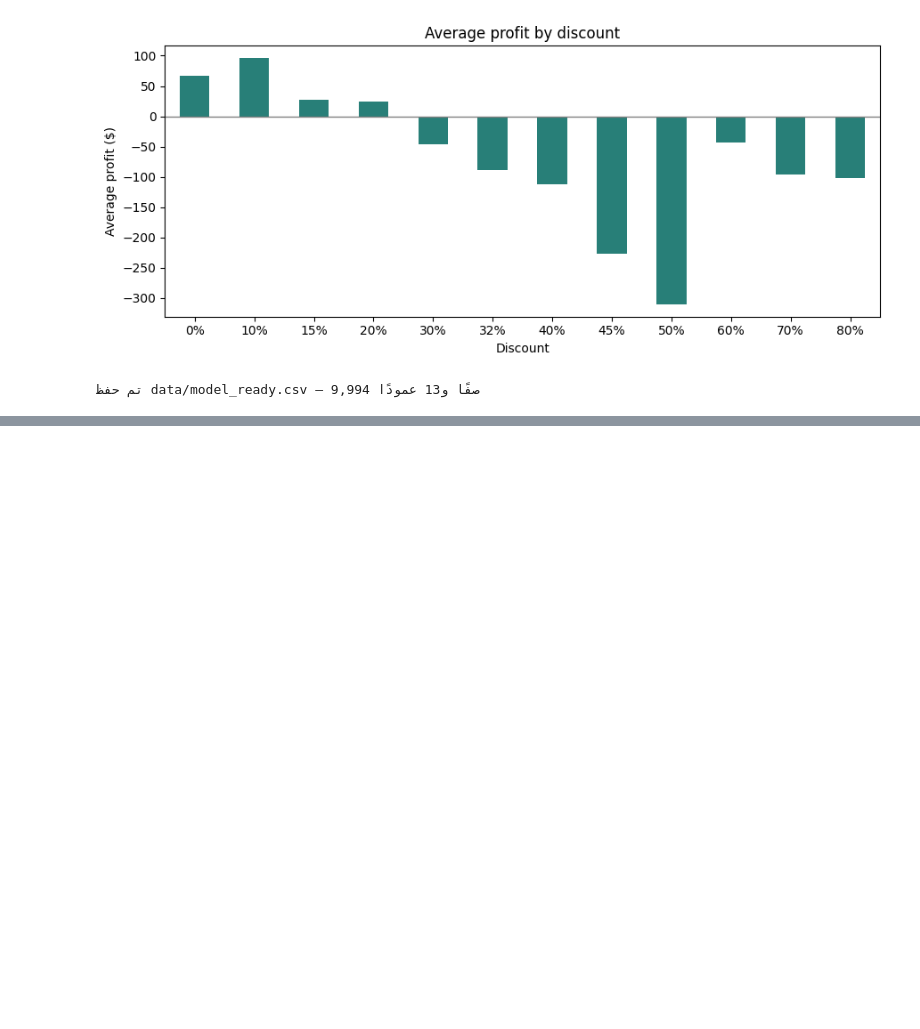
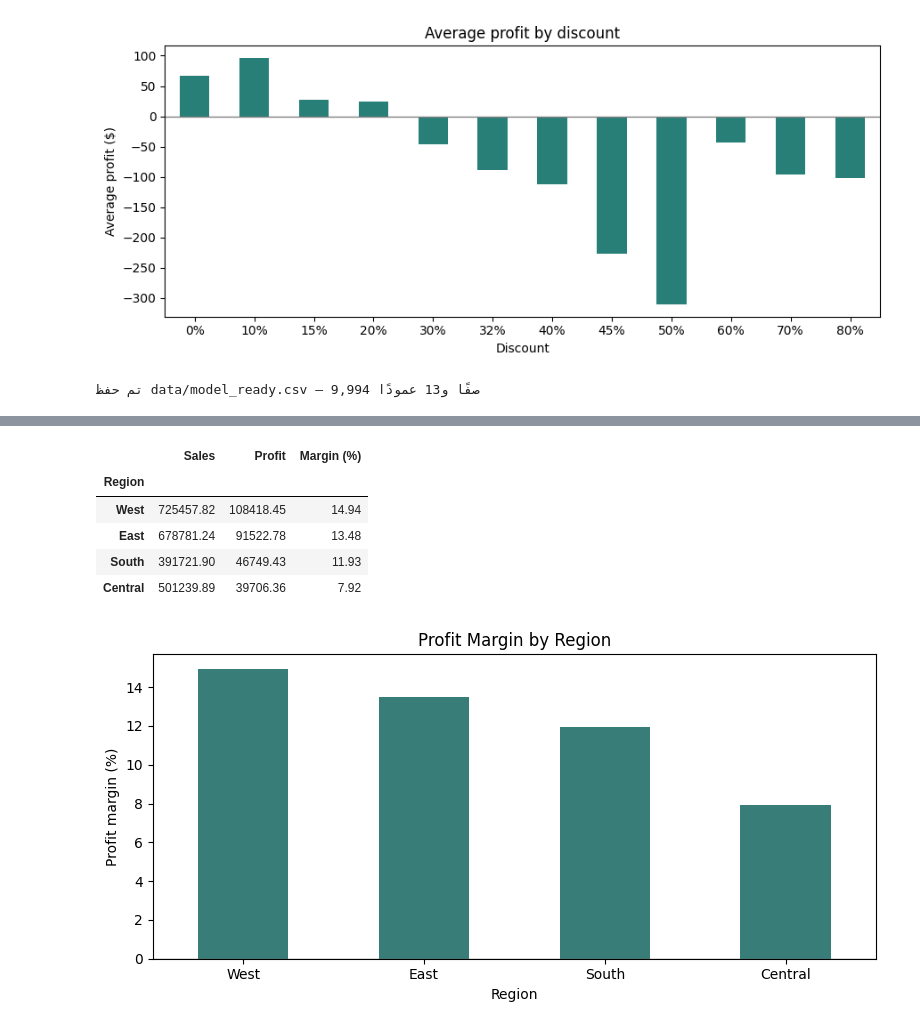
Before and after one commit to amadawi79-commits/superstore-profit-analysis, a Jupyter notebook: notebook.ipynb, the cells around one changed output, grey strips where cells are left out. Drawn from its saved outputs; the diff is of its cells as text; code cells hidden in the pictures; blank space fills up the shorter version.

```diff
--- a/notebook.ipynb
+++ b/notebook.ipynb
@@ -554,0 +660,26 @@ print(f"تم حفظ data/model_ready.csv — {len(model_ready):,} صفًا و{mo
+# %%
+region_summary = clean_df.groupby("Region")[["Sales", "Profit"]].sum()
+region_summary["Margin (%)"] = (
+    100 * region_summary["Profit"] / region_summary["Sales"]
+)
+region_summary = region_summary.sort_values("Margin (%)", ascending=False)
+
+display(region_summary.round(2))
+
+ax = region_summary["Margin (%)"].plot(
+    kind="bar", color="#397d78", figsize=(8, 4), rot=0
+)
+ax.axhline(0, color="gray", linewidth=1)
+ax.set_title("Profit Margin by Region")
+ax.set_xlabel("Region")
+ax.set_ylabel("Profit margin (%)")
+plt.tight_layout()
+plt.show()
+# %% [output]
+|  | Sales | Profit | Margin (%) |
+| Region |  |  |  |
+| West | 725457.82 | 108418.45 | 14.94 |
+| East | 678781.24 | 91522.78 | 13.48 |
+| South | 391721.90 | 46749.43 | 11.93 |
+| Central | 501239.89 | 39706.36 | 7.92 |
+[figure, added]
```
Also changed, not shown: parts of 12 cells of this notebook, 1 other file.
